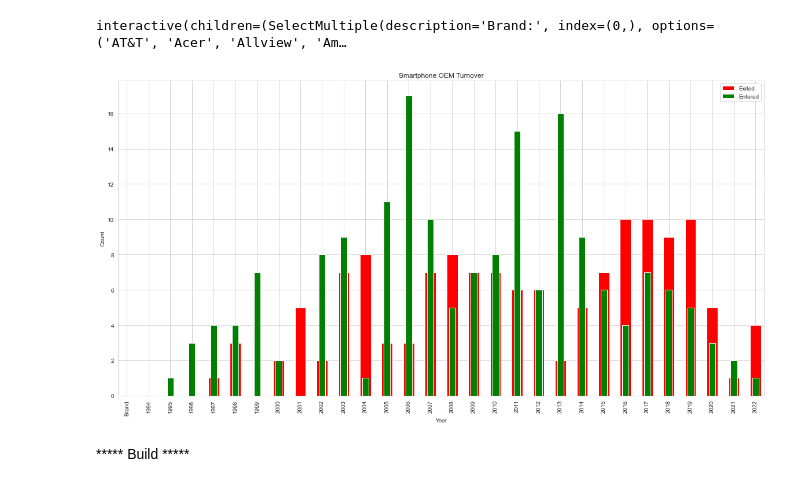
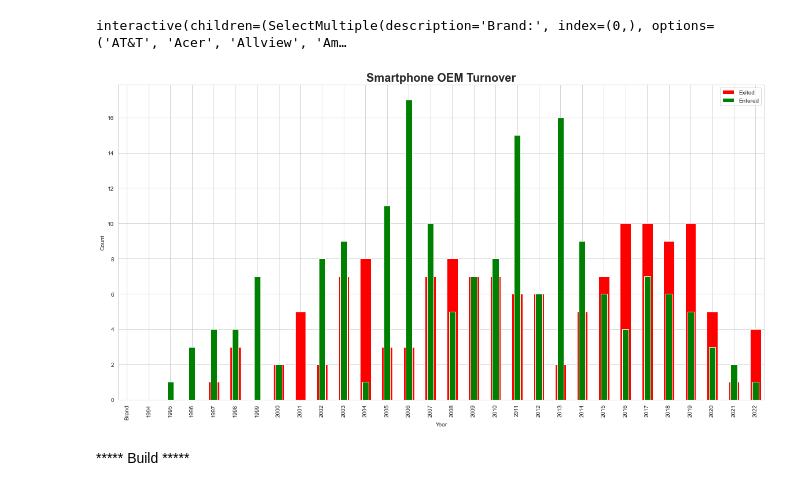
Before and after one commit to AlbertHunduza/Smartphone-Project, a Jupyter notebook: Overview and Analysis.ipynb, the cells around one changed output. Saved outputs shown, nothing was run; the diff lists cells and outputs as text; code cells hidden in the pictures.

```diff
--- a/Overview and Analysis.ipynb
+++ b/Overview and Analysis.ipynb
@@ -259,35 +244,35 @@ for i in range(0, len(models_per_year)):
 
         # Check the conditions and label the changes accordingly
         if prev_value == 0 and curr_value > 0:
             changes_df.iloc[i, j] = "entered"
         elif prev_value == 0 and curr_value == 0:
             changes_df.iloc[i, j] = "no change"
         elif prev_value > 0 and curr_value > 0:
             changes_df.iloc[i, j] = "no change"
         elif prev_value > 0 and curr_value == 0:
             changes_df.iloc[i, j] = "exited"
 
 # Compute the counts of entered and exited OEMs
 entered_counts = changes_df[changes_df == "entered"].count()
 exited_counts = changes_df[changes_df == "exited"].count()
 
 # Create a bar plot
 fig, ax = plt.subplots(figsize=(20, 10))
 exited_counts.plot(kind="bar", color="red", label="Exited", ax=ax)
 entered_counts.plot(kind="bar", color="green", label="Entered", ax=ax, width=0.3)
 
 # Set the plot title and axis labels
-plt.title("Smartphone OEM Turnover")
+plt.title("Smartphone OEM Turnover", fontsize=20, weight='bold')
 plt.xlabel("Year")
 plt.ylabel("Count")
 
 # Add a legend
 plt.legend()
 
 # Display the plot
 plt.show()
 # %% [output]
-[figure, old version]
+[figure, new version]
 # %% [markdown]
 ***** Build *****
 # %%
```
Also changed, not shown: parts of 13 cells of this notebook.
